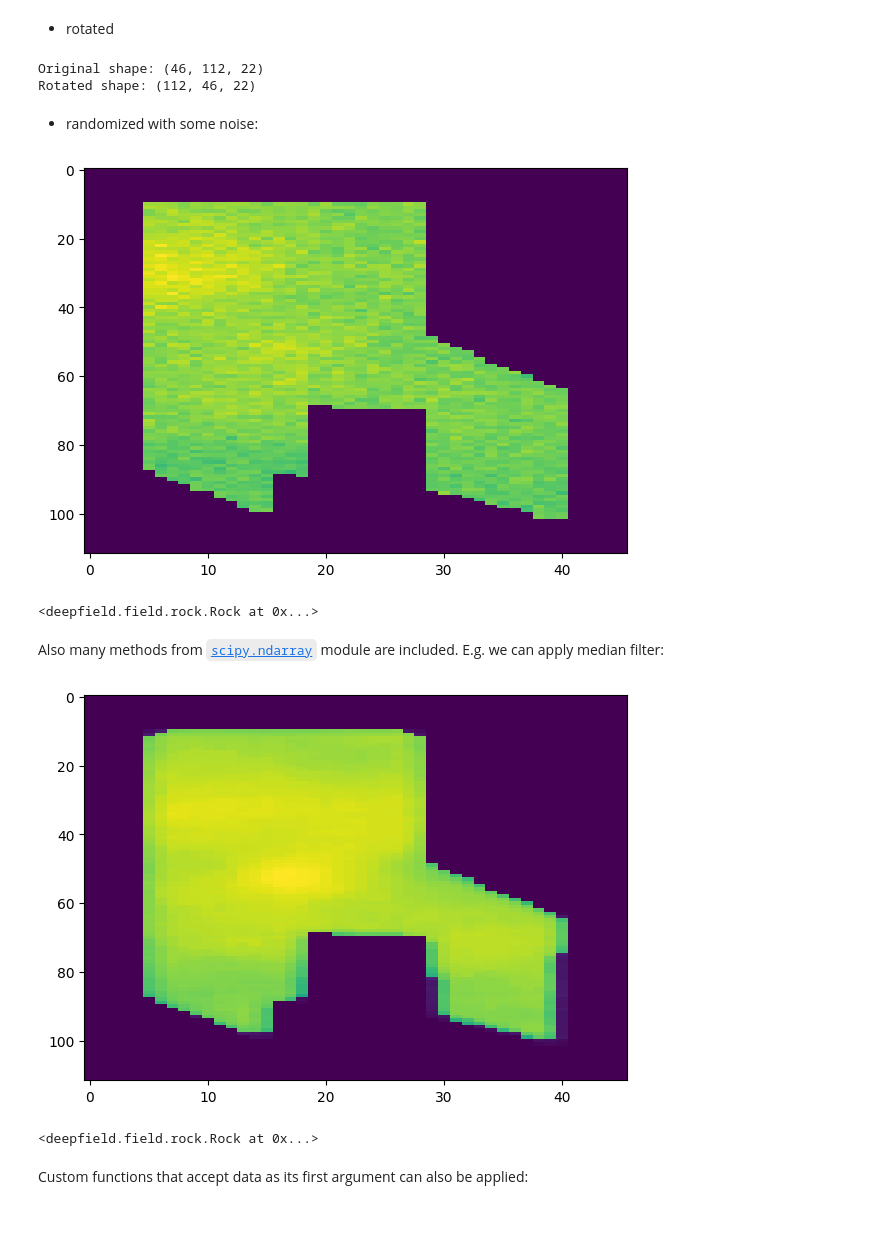
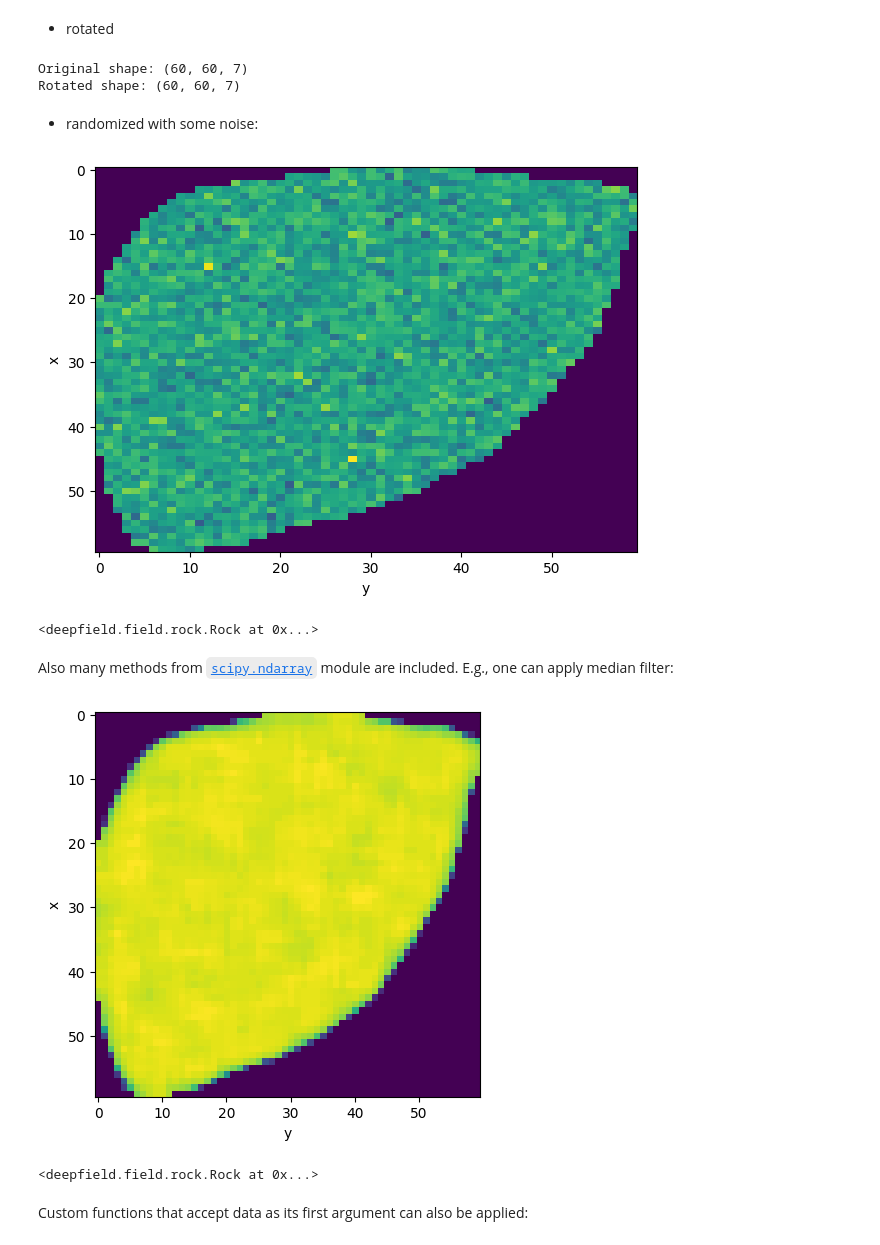
Before and after one commit to deepfield-team/DeepField, a Jupyter notebook: tutorials/03.Rock_and_States.ipynb, the cells around one changed output. Drawn from its saved outputs; the diff is of its cells as text; code cells hidden in the pictures.

```diff
--- a/tutorials/03.Rock_and_States.ipynb
+++ b/tutorials/03.Rock_and_States.ipynb
@@ -39,7 +37,7 @@ from deepfield import Field
 # %% [markdown]
 Load a model (this is the HDF5 model created in the first [tutorial](./01.Basics.ipynb)):
 # %%
-model = Field(path='./norne_simplified.hdf5').load()
+model = Field(path='./egg.hdf5').load()
 # %% [output]
 INFO:Field:===== Field summary =====
 INFO:Field:AQUIFERS attributes:
@@ -120,23 +118,23 @@ poro = model.rock.rot90(attr='poro', k=1, inplace=False)
 print('Original shape:', model.rock.poro.shape)
 print('Rotated shape:', poro.shape)
 # %% [output]
-Original shape: (46, 112, 22)
-Rotated shape: (112, 46, 22)
+Original shape: (60, 60, 7)
+Rotated shape: (60, 60, 7)
 # %% [markdown]
 * randomized with some noise:
 # %%
-model.rock.random_noise(attr='poro', var=0.0001, inplace=True)
-model.rock.show_cube(attr='poro', z=12, actnum=model.grid.actnum, figsize=(7, 5))
+model.rock.random_noise(attr='poro', var=0.001, inplace=True)
+model.rock.show_slice(attr='poro', z=2, figsize=(7, 5))
 # %% [output]
-[figure, old version]
+[figure, new version]
 <deepfield.field.rock.Rock at 0x...>
 # %% [markdown]
-Also many methods from [`scipy.ndarray`](https://docs.scipy.org/doc/scipy/reference/ndimage.html#) module are included. E.g. we can apply median filter:
+Also many methods from [`scipy.ndarray`](https://docs.scipy.org/doc/scipy/reference/ndimage.html#) module are included. E.g.,  one can apply median filter:
 # %%
 model.rock.median_filter(attr='poro', size=5, inplace=True)
-model.rock.show_cube(attr='poro', z=12, actnum=model.grid.actnum, figsize=(7, 5))
+model.rock.show_slice(attr='poro', z=2, figsize=(7, 5), aspect='equal')
 # %% [output]
-[figure, old version]
+[figure, new version]
 <deepfield.field.rock.Rock at 0x...>
 # %% [markdown]
 Custom functions that accept data as its first argument can also be applied:
```
Also changed, not shown: parts of 18 cells of this notebook, 4 other files.
